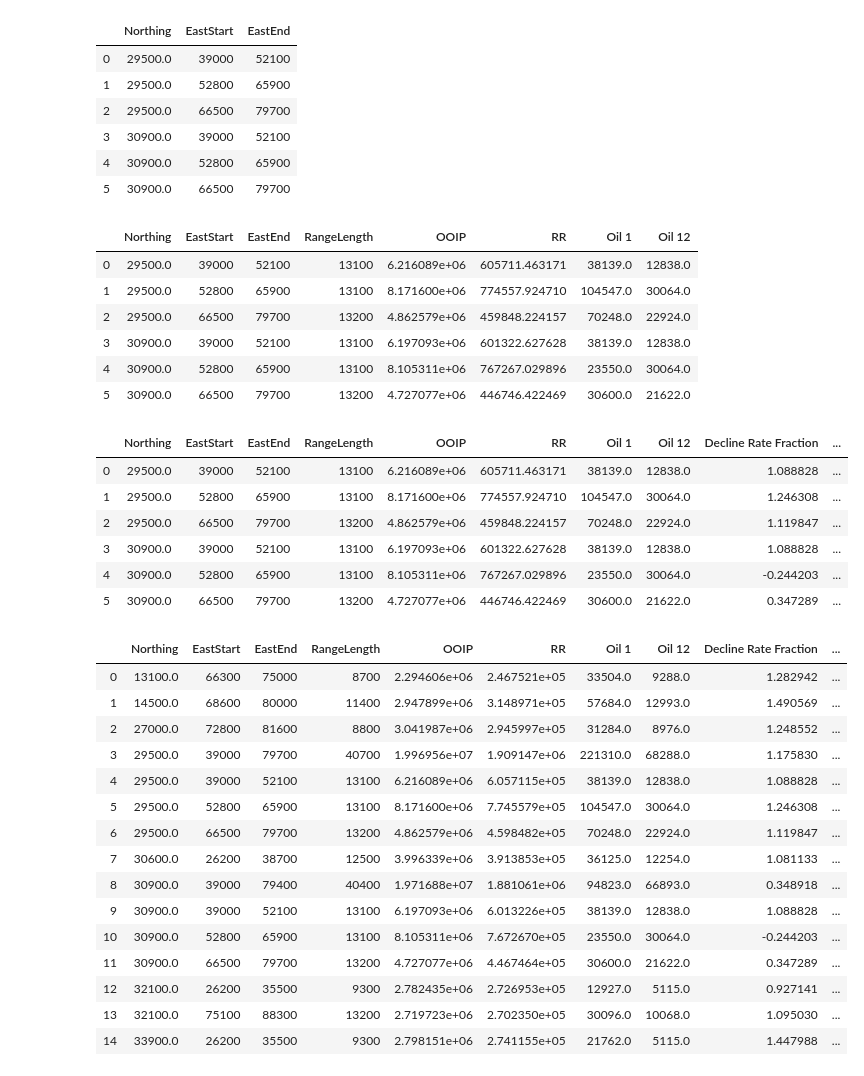
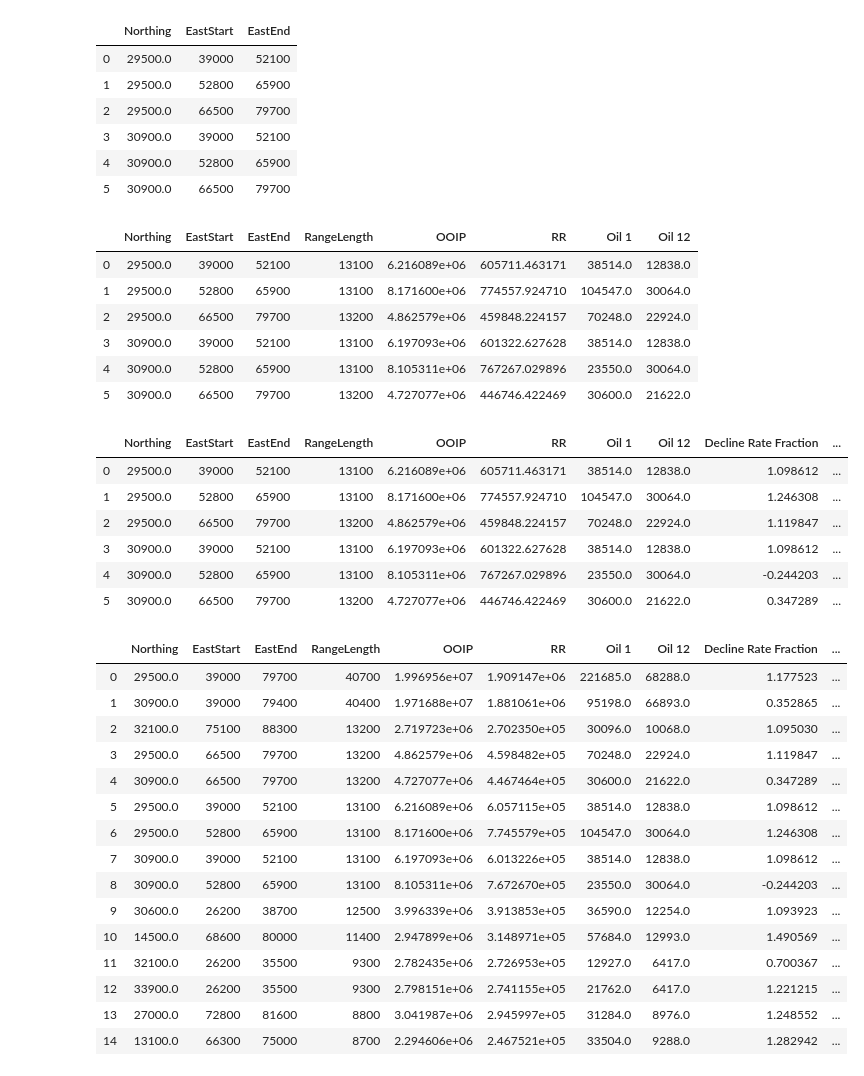
Before and after one commit to fang-helen/Final-Project-FRI, a Jupyter notebook: Final Project FRI.ipynb, the cells around one changed output. Drawn from its saved outputs; the diff is of its cells as text; code cells hidden in the pictures.

```diff
--- a/Final Project FRI.ipynb
+++ b/Final Project FRI.ipynb
@@ -1223,7 +1230,7 @@ ooipPruned
 | 16 | 1600.0 | 66300 | 77900 | 11600 | 3.074473e+05 | 3.142111e+04 | 160.180695 | 92952.0 | 29302.0 | 2.708716 |
 # %%
 # annual cost of running a well: using 213k/well
-QEC = 10.5 #BOPD
+QEC = 319 #BOPD
 ##pruneByAvgRR
 def ln(x):
     return np.log(x)
@@ -1644,10 +1652,10 @@ temp['Oil 12'] = rangeOil12
 temp
 # %% [output]
 |  | Northing | EastStart | EastEnd | RangeLength | OOIP | RR | Oil 1 | Oil 12 |
-| 0 | 29500.0 | 39000 | 52100 | 13100 | 6.216089e+06 | 605711.463171 | 38139.0 | 12838.0 |
+| 0 | 29500.0 | 39000 | 52100 | 13100 | 6.216089e+06 | 605711.463171 | 38514.0 | 12838.0 |
 | 1 | 29500.0 | 52800 | 65900 | 13100 | 8.171600e+06 | 774557.924710 | 104547.0 | 30064.0 |
 | 2 | 29500.0 | 66500 | 79700 | 13200 | 4.862579e+06 | 459848.224157 | 70248.0 | 22924.0 |
-| 3 | 30900.0 | 39000 | 52100 | 13100 | 6.197093e+06 | 601322.627628 | 38139.0 | 12838.0 |
+| 3 | 30900.0 | 39000 | 52100 | 13100 | 6.197093e+06 | 601322.627628 | 38514.0 | 12838.0 |
 | 4 | 30900.0 | 52800 | 65900 | 13100 | 8.105311e+06 | 767267.029896 | 23550.0 | 30064.0 |
 | 5 | 30900.0 | 66500 | 79700 | 13200 | 4.727077e+06 | 446746.422469 | 30600.0 | 21622.0 |
 # %%
@@ -1657,35 +1665,35 @@ temp['Estimated Ultimate Recovery'] = cumulativeProd(temp['Oil 1'], temp['Declin
 temp
 # %% [output]
 |  | Northing | EastStart | EastEnd | RangeLength | OOIP | RR | Oil 1 | Oil 12 | Decline Rate Fraction | ... |
-| 0 | 29500.0 | 39000 | 52100 | 13100 | 6.216089e+06 | 605711.463171 | 38139.0 | 12838.0 | 1.088828 | ... |
+| 0 | 29500.0 | 39000 | 52100 | 13100 | 6.216089e+06 | 605711.463171 | 38514.0 | 12838.0 | 1.098612 | ... |
 | 1 | 29500.0 | 52800 | 65900 | 13100 | 8.171600e+06 | 774557.924710 | 104547.0 | 30064.0 | 1.246308 | ... |
 | 2 | 29500.0 | 66500 | 79700 | 13200 | 4.862579e+06 | 459848.224157 | 70248.0 | 22924.0 | 1.119847 | ... |
-| 3 | 30900.0 | 39000 | 52100 | 13100 | 6.197093e+06 | 601322.627628 | 38139.0 | 12838.0 | 1.088828 | ... |
+| 3 | 30900.0 | 39000 | 52100 | 13100 | 6.197093e+06 | 601322.627628 | 38514.0 | 12838.0 | 1.098612 | ... |
 | 4 | 30900.0 | 52800 | 65900 | 13100 | 8.105311e+06 | 767267.029896 | 23550.0 | 30064.0 | -0.244203 | ... |
 | 5 | 30900.0 | 66500 | 79700 | 13200 | 4.727077e+06 | 446746.422469 | 30600.0 | 21622.0 | 0.347289 | ... |
 # %%
 temp2 = pruneFinal.append(temp,sort=False)
 temp2.drop('AvgRR',axis = 1,inplace = True)
 temp2.drop('AvgWidth',axis = 1,inplace = True)
-temp2.sort_values('Northing',inplace = True)
+temp2.sort_values('RangeLength',ascending=False,inplace = True)
 temp2.reset_index(inplace = True,drop=True)
 temp2
 # %% [output]
 |  | Northing | EastStart | EastEnd | RangeLength | OOIP | RR | Oil 1 | Oil 12 | Decline Rate Fraction | ... |
-| 0 | 13100.0 | 66300 | 75000 | 8700 | 2.294606e+06 | 2.467521e+05 | 33504.0 | 9288.0 | 1.282942 | ... |
-| 1 | 14500.0 | 68600 | 80000 | 11400 | 2.947899e+06 | 3.148971e+05 | 57684.0 | 12993.0 | 1.490569 | ... |
-| 2 | 27000.0 | 72800 | 81600 | 8800 | 3.041987e+06 | 2.945997e+05 | 31284.0 | 8976.0 | 1.248552 | ... |
-| 3 | 29500.0 | 39000 | 79700 | 40700 | 1.996956e+07 | 1.909147e+06 | 221310.0 | 68288.0 | 1.175830 | ... |
-| 4 | 29500.0 | 39000 | 52100 | 13100 | 6.216089e+06 | 6.057115e+05 | 38139.0 | 12838.0 | 1.088828 | ... |
-| 5 | 29500.0 | 52800 | 65900 | 13100 | 8.171600e+06 | 7.745579e+05 | 104547.0 | 30064.0 | 1.246308 | ... |
-| 6 | 29500.0 | 66500 | 79700 | 13200 | 4.862579e+06 | 4.598482e+05 | 70248.0 | 22924.0 | 1.119847 | ... |
-| 7 | 30600.0 | 26200 | 38700 | 12500 | 3.996339e+06 | 3.913853e+05 | 36125.0 | 12254.0 | 1.081133 | ... |
-| 8 | 30900.0 | 39000 | 79400 | 40400 | 1.971688e+07 | 1.881061e+06 | 94823.0 | 66893.0 | 0.348918 | ... |
-| 9 | 30900.0 | 39000 | 52100 | 13100 | 6.197093e+06 | 6.013226e+05 | 38139.0 | 12838.0 | 1.088828 | ... |
-| 10 | 30900.0 | 52800 | 65900 | 13100 | 8.105311e+06 | 7.672670e+05 | 23550.0 | 30064.0 | -0.244203 | ... |
-| 11 | 30900.0 | 66500 | 79700 | 13200 | 4.727077e+06 | 4.467464e+05 | 30600.0 | 21622.0 | 0.347289 | ... |
-| 12 | 32100.0 | 26200 | 35500 | 9300 | 2.782435e+06 | 2.726953e+05 | 12927.0 | 5115.0 | 0.927141 | ... |
-| 13 | 32100.0 | 75100 | 88300 | 13200 | 2.719723e+06 | 2.702350e+05 | 30096.0 | 10068.0 | 1.095030 | ... |
-| 14 | 33900.0 | 26200 | 35500 | 9300 | 2.798151e+06 | 2.741155e+05 | 21762.0 | 5115.0 | 1.447988 | ... |
+| 0 | 29500.0 | 39000 | 79700 | 40700 | 1.996956e+07 | 1.909147e+06 | 221685.0 | 68288.0 | 1.177523 | ... |
+| 1 | 30900.0 | 39000 | 79400 | 40400 | 1.971688e+07 | 1.881061e+06 | 95198.0 | 66893.0 | 0.352865 | ... |
+| 2 | 32100.0 | 75100 | 88300 | 13200 | 2.719723e+06 | 2.702350e+05 | 30096.0 | 10068.0 | 1.095030 | ... |
+| 3 | 29500.0 | 66500 | 79700 | 13200 | 4.862579e+06 | 4.598482e+05 | 70248.0 | 22924.0 | 1.119847 | ... |
+| 4 | 30900.0 | 66500 | 79700 | 13200 | 4.727077e+06 | 4.467464e+05 | 30600.0 | 21622.0 | 0.347289 | ... |
+| 5 | 29500.0 | 39000 | 52100 | 13100 | 6.216089e+06 | 6.057115e+05 | 38514.0 | 12838.0 | 1.098612 | ... |
+| 6 | 29500.0 | 52800 | 65900 | 13100 | 8.171600e+06 | 7.745579e+05 | 104547.0 | 30064.0 | 1.246308 | ... |
+| 7 | 30900.0 | 39000 | 52100 | 13100 | 6.197093e+06 | 6.013226e+05 | 38514.0 | 12838.0 | 1.098612 | ... |
+| 8 | 30900.0 | 52800 | 65900 | 13100 | 8.105311e+06 | 7.672670e+05 | 23550.0 | 30064.0 | -0.244203 | ... |
+| 9 | 30600.0 | 26200 | 38700 | 12500 | 3.996339e+06 | 3.913853e+05 | 36590.0 | 12254.0 | 1.093923 | ... |
+| 10 | 14500.0 | 68600 | 80000 | 11400 | 2.947899e+06 | 3.148971e+05 | 57684.0 | 12993.0 | 1.490569 | ... |
+| 11 | 32100.0 | 26200 | 35500 | 9300 | 2.782435e+06 | 2.726953e+05 | 12927.0 | 6417.0 | 0.700367 | ... |
+| 12 | 33900.0 | 26200 | 35500 | 9300 | 2.798151e+06 | 2.741155e+05 | 21762.0 | 6417.0 | 1.221215 | ... |
+| 13 | 27000.0 | 72800 | 81600 | 8800 | 3.041987e+06 | 2.945997e+05 | 31284.0 | 8976.0 | 1.248552 | ... |
+| 14 | 13100.0 | 66300 | 75000 | 8700 | 2.294606e+06 | 2.467521e+05 | 33504.0 | 9288.0 | 1.282942 | ... |
 # %%
 # remove the 2 really long ones that we replaced
```
Also changed, not shown: parts of 39 cells of this notebook.
